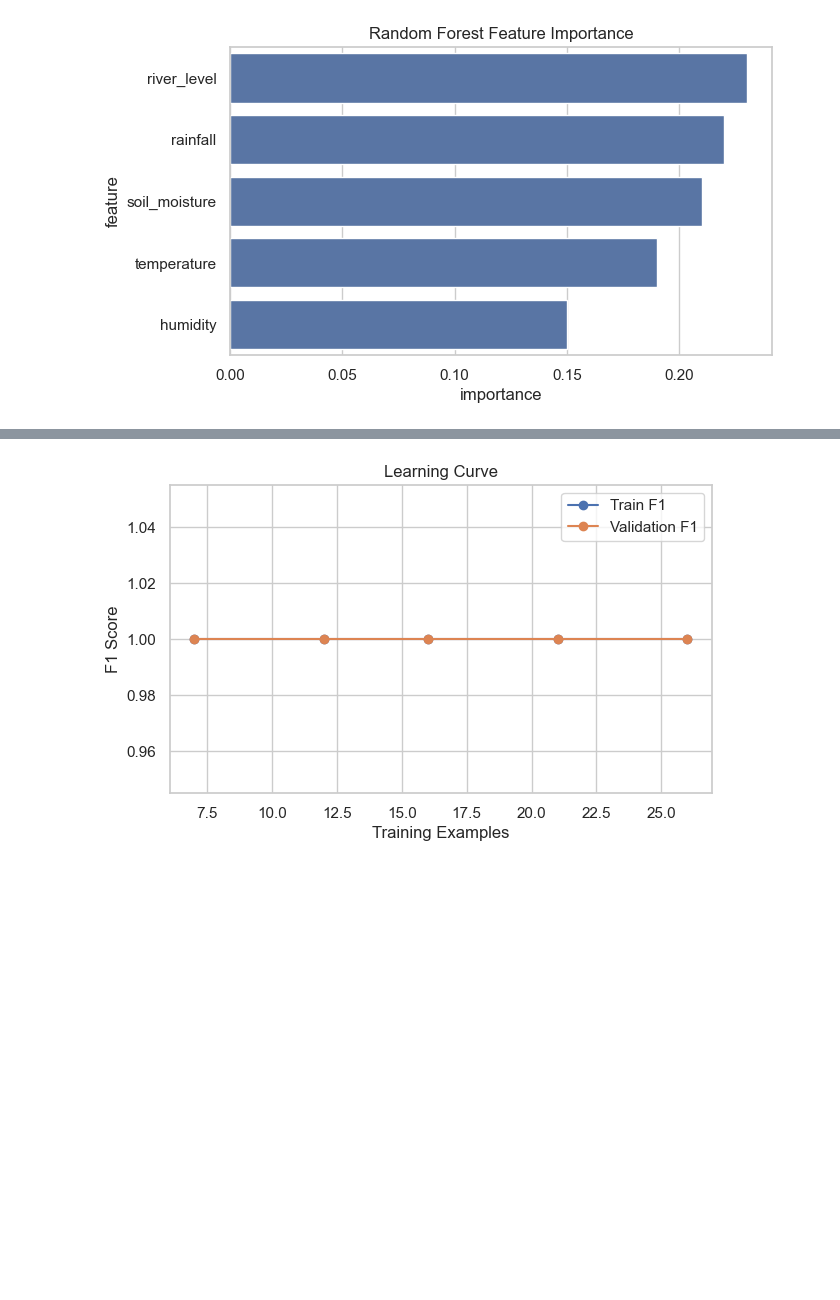
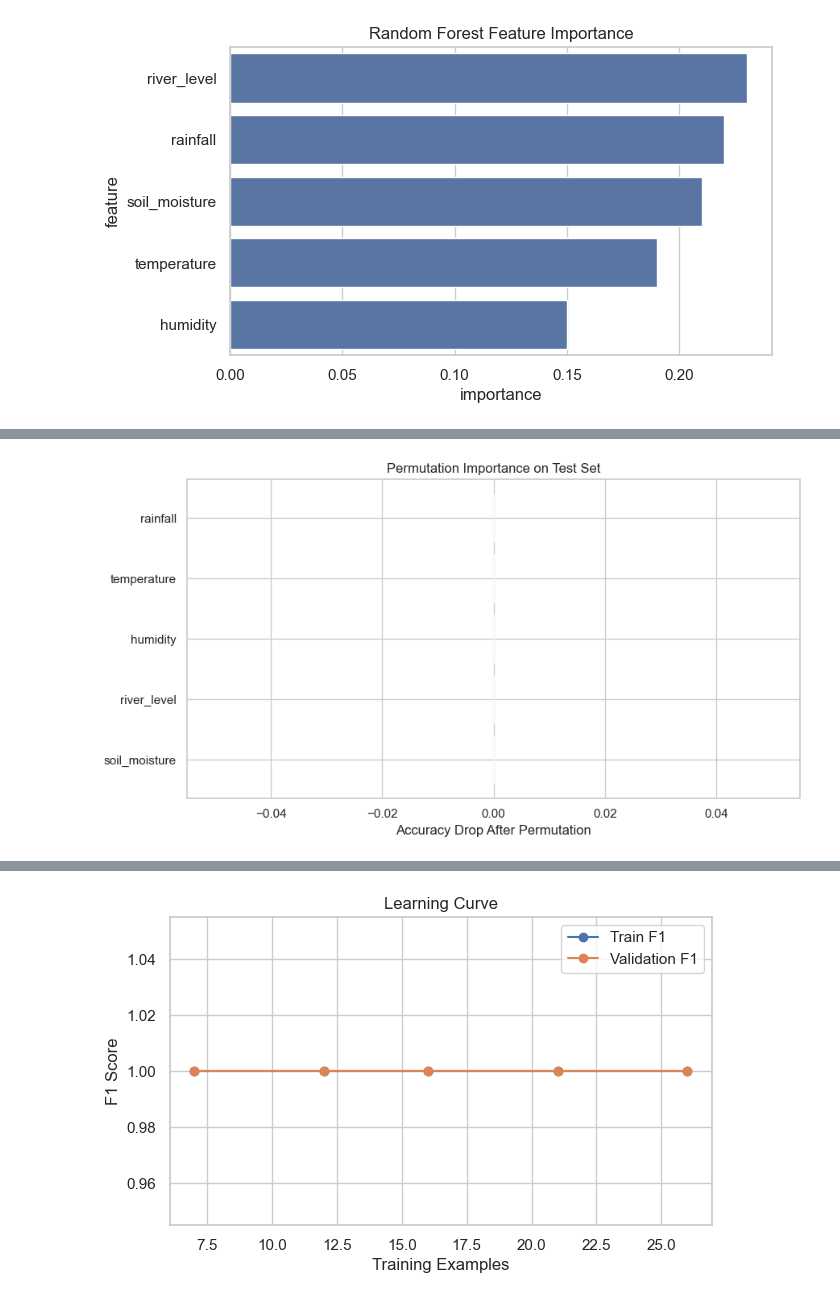
Before and after one commit to kalviumcommunity/S66-0426-Niru-FloodRisk-MachineLearning, a Jupyter notebook: notebooks/complete_project_workflow.ipynb, the cells around one changed output, grey strips where cells are left out. Cells and saved outputs as stored; diff of their text form; code cells hidden in the pictures; blank space fills up the shorter version.

```diff
--- a/notebooks/complete_project_workflow.ipynb
+++ b/notebooks/complete_project_workflow.ipynb
@@ -822,0 +892,9 @@ Bias-variance ideas covered in the original notebooks:
+# %%
+# This computes permutation importance on the held-out test set.
+perm_result = permutation_importance(main_model, X_test_scaled, y_test, n_repeats=10, random_state=RANDOM_STATE, scoring='accuracy')
+perm_importance_df = pd.DataFrame({
+    'Feature': FEATURE_COLUMNS,
+    'Importance': perm_result.importances_mean,
+    'Std': perm_result.importances_std
+}).sort_values('Importance', ascending=False)
+display(perm_importance_df)
@@ -822,0 +908,11 @@ Bias-variance ideas covered in the original notebooks:
+# %%
+# This visualizes permutation importance from the test set.
+plt.figure(figsize=(9, 5))
+plt.barh(perm_importance_df['Feature'], perm_importance_df['Importance'], xerr=perm_importance_df['Std'], color='darkorange', edgecolor='white')
+plt.xlabel('Accuracy Drop After Permutation')
+plt.title('Permutation Importance on Test Set')
+plt.gca().invert_yaxis()
+plt.tight_layout()
+plt.show()
+# %% [output]
+[figure, added]
```
Also changed, not shown: parts of 13 cells of this notebook, 5 other files.
